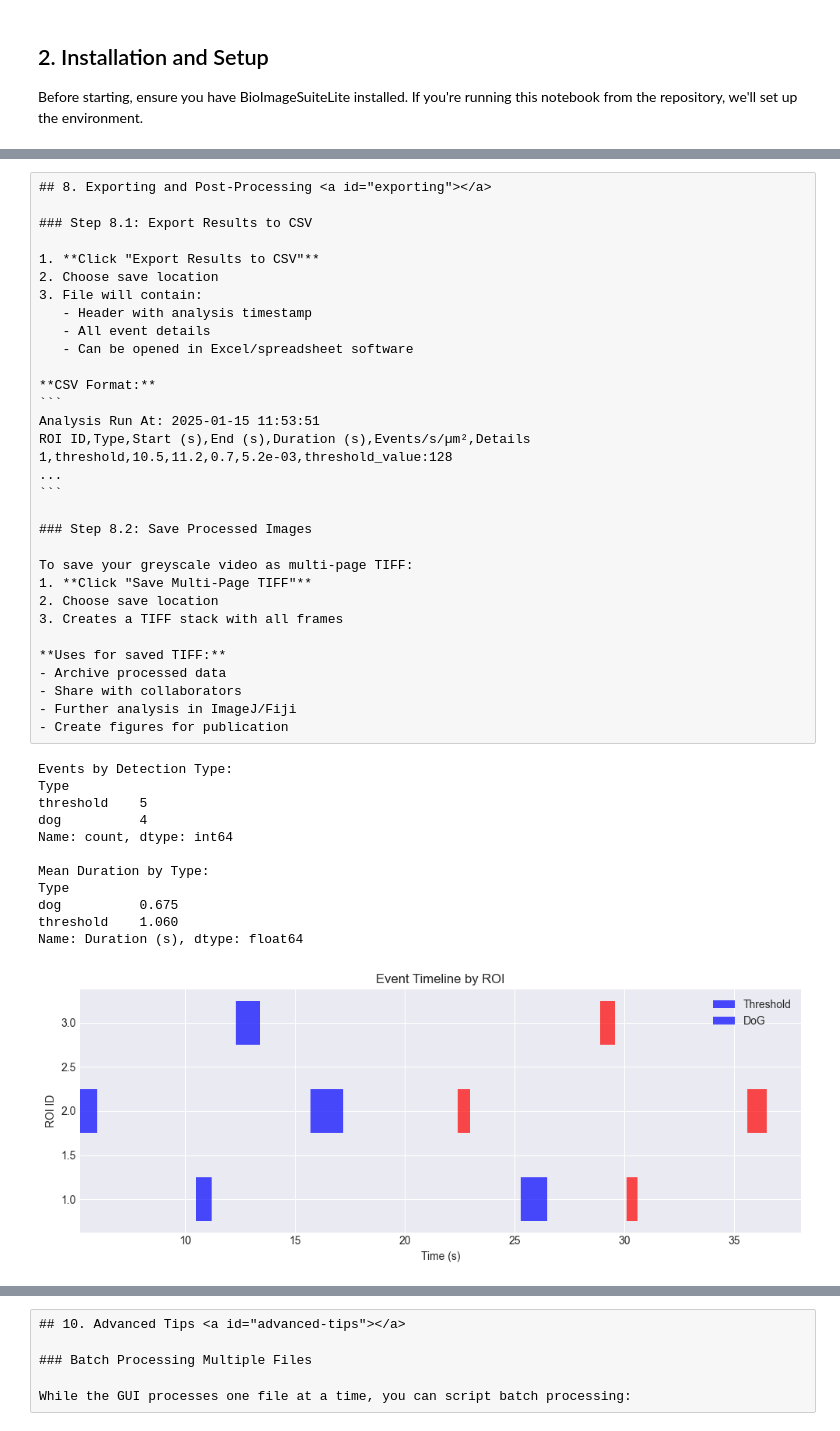
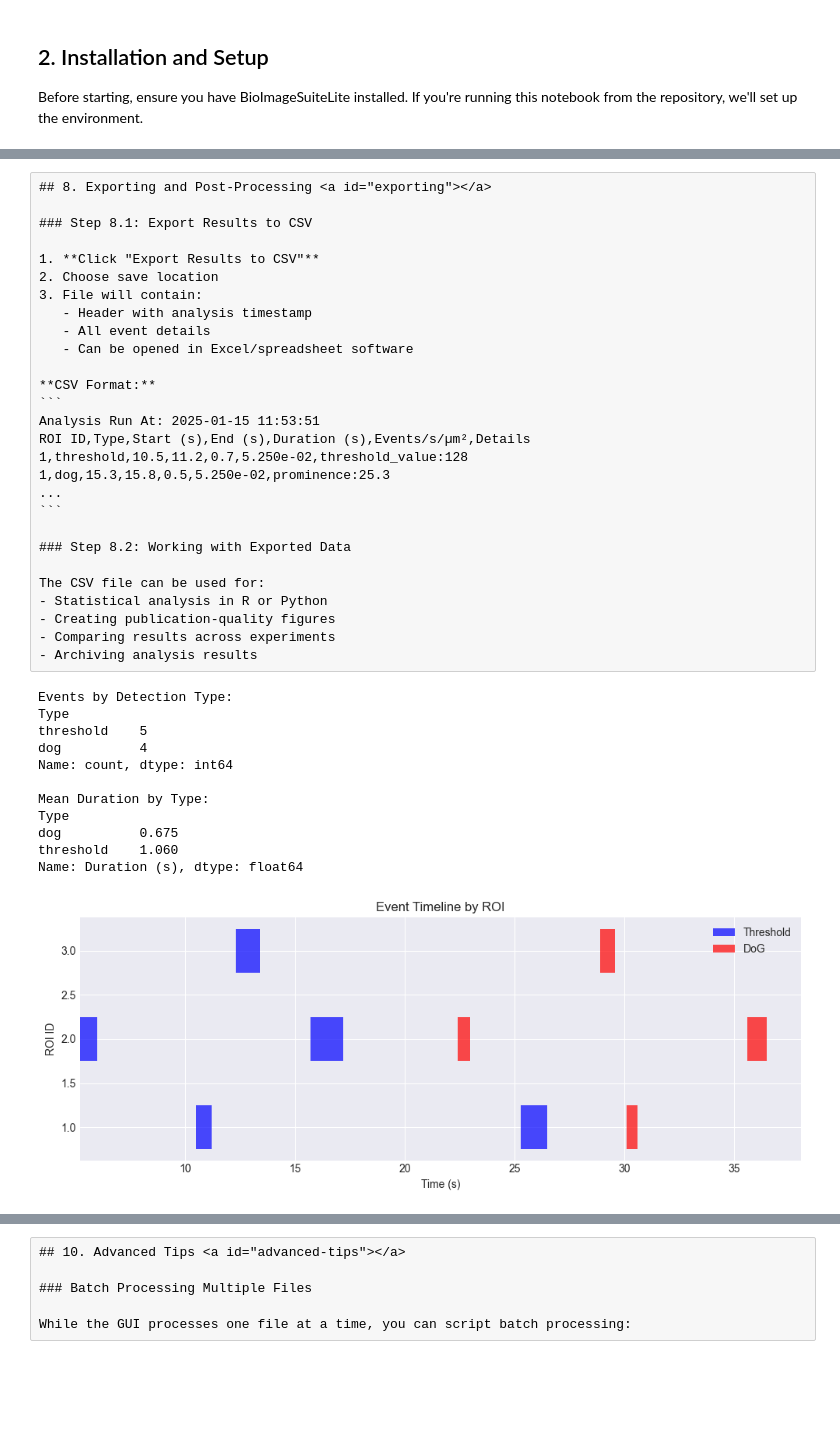
Before and after one commit to InnovationLine/BioImageSuiteLite, a Jupyter notebook: examples/comprehensive_analysis_guide.ipynb, the cells around one changed output, grey strips where cells are left out. Cells and saved outputs as stored; diff of their text form; code cells hidden in the pictures; blank space fills up the shorter version.

````diff
--- a/examples/comprehensive_analysis_guide.ipynb
+++ b/examples/comprehensive_analysis_guide.ipynb
@@ -347,22 +379,18 @@ Click **"Show Summary Plot"** to visualize:
 ```
 Analysis Run At: 2025-01-15 11:53:51
 ROI ID,Type,Start (s),End (s),Duration (s),Events/s/µm²,Details
-1,threshold,10.5,11.2,0.7,5.2e-03,threshold_value:128
+1,threshold,10.5,11.2,0.7,5.250e-02,threshold_value:128
+1,dog,15.3,15.8,0.5,5.250e-02,prominence:25.3
 ...
 ```
 
-### Step 8.2: Save Processed Images
+### Step 8.2: Working with Exported Data
 
-To save your greyscale video as multi-page TIFF:
-1. **Click "Save Multi-Page TIFF"**
-2. Choose save location
-3. Creates a TIFF stack with all frames
-
-**Uses for saved TIFF:**
-- Archive processed data
-- Share with collaborators
-- Further analysis in ImageJ/Fiji
-- Create figures for publication
+The CSV file can be used for:
+- Statistical analysis in R or Python
+- Creating publication-quality figures
+- Comparing results across experiments
+- Archiving analysis results
 # %%
 # Example: Post-processing exported CSV data
 # This code demonstrates how to load and analyze your exported results
@@ -390,35 +418,41 @@ print(df['Type'].value_counts())
 print("\nMean Duration by Type:")
 print(df.groupby('Type')['Duration (s)'].mean())
 
 # Plot event timeline
 fig, ax = plt.subplots(figsize=(10, 4))
+
+# Create handles for legend
+from matplotlib.patches import Rectangle
+threshold_patch = Rectangle((0, 0), 1, 1, fc='blue', alpha=0.7)
+dog_patch = Rectangle((0, 0), 1, 1, fc='red', alpha=0.7)
+
 for roi_id in df['ROI ID'].unique():
     roi_data = df[df['ROI ID'] == roi_id]
     y_pos = roi_id
     for _, event in roi_data.iterrows():
         color = 'blue' if event['Type'] == 'threshold' else 'red'
         ax.barh(y_pos, event['Duration (s)'], left=event['Start (s)'],
                 height=0.5, color=color, alpha=0.7)
 
 ax.set_xlabel('Time (s)')
 ax.set_ylabel('ROI ID')
 ax.set_title('Event Timeline by ROI')
-ax.legend(['Threshold', 'DoG'])
+ax.legend([threshold_patch, dog_patch], ['Threshold', 'DoG'])
 plt.tight_layout()
 plt.show()
 # %% [output]
 Events by Detection Type:
 Type
 threshold    5
 dog          4
 Name: count, dtype: int64
 
 Mean Duration by Type:
 Type
 dog          0.675
 threshold    1.060
 Name: Duration (s), dtype: float64
-[figure, old version]
+[figure, new version]
 # %% [raw]
 ## 9. Troubleshooting <a id="troubleshooting"></a>
 
````
Also changed, not shown: parts of 19 cells of this notebook, 9 other files.
